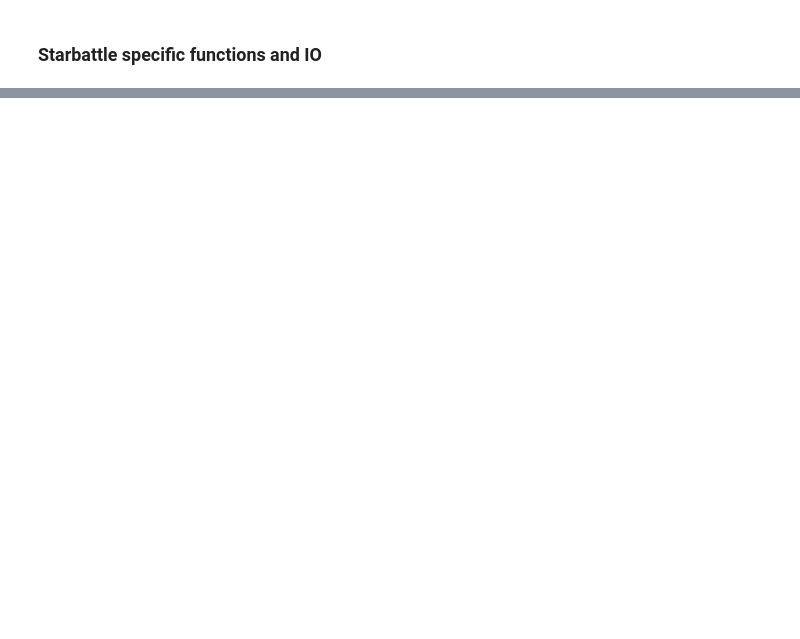
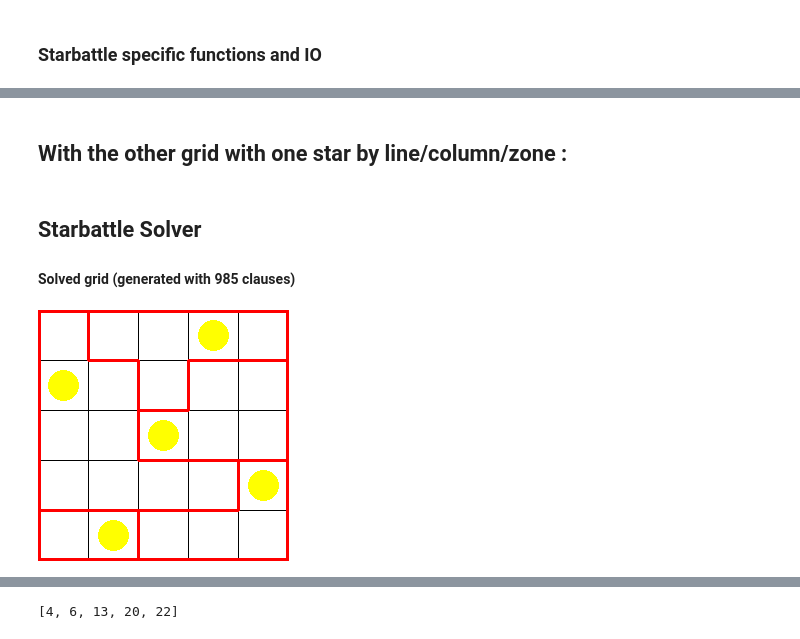
Before and after one commit to tristansaminadayar/projet_inf432, a Jupyter notebook: Starbattle.ipynb, the cells around one changed output, grey strips where cells are left out. Drawn from its saved outputs; the diff is of its cells as text; code cells hidden in the pictures; blank space fills up the shorter version.

```diff
--- a/Starbattle.ipynb
+++ b/Starbattle.ipynb
@@ -406,8 +476,8 @@ def get_battle_star_clauses(grid: StarbattleGrille, n: int) -> set_of_clauses:
         ret.extend(get_CNF_n_true_among(grid.get_line(i), n))
         ret.extend(get_CNF_n_true_among(grid.get_column(i), n))
 
-    for i in range(1, grid.get_dimension() ** 2 + 1):
-        ret.extend(get_CNF_no_true_among_neighbor(i, grid.get_neighbor(i)))
+    for var in range(1, grid.get_dimension() ** 2 + 1):
+        ret.extend(get_CNF_no_true_among_neighbor(var, grid.get_neighbor(var)))
 
     return ret
 
@@ -435,7 +505,7 @@ def solver(path: str, n: int, convert_to_3sat: bool = False, local: bool = False
 
     grid: StarbattleGrille = StarbattleGrille(path)
     grid.draw_image(f"{path.split('.')[-2] + '.png'}")
-    title = IPMarkdown("# Starbattle Solver\n### Original grid\n")
+    title = IPMarkdown("## Starbattle Solver\n#### Original grid\n")
     img = IPImage(f"{path.split('.')[-2] + '.png'}")
     display(title, img)
 
@@ -474,7 +544,7 @@ def solver(path: str, n: int, convert_to_3sat: bool = False, local: bool = False
 
     grid.draw_image(f"{path.split('.')[-2] + '_solved.png'}", data)
 
-    title = IPMarkdown(f"# Starbattle Solver\n### Solved grid (generated with {len(starbattle_clauses)} clauses)\n")
+    title = IPMarkdown(f"## Starbattle Solver\n#### Solved grid (generated with {len(starbattle_clauses)} clauses)\n")
     img = IPImage(f"{path.split('.')[-2] + '_solved.png'}")
     clear_output()
     display(title, img)
@@ -492,0 +589,9 @@ Wall time: 11.2 s
+# %% [markdown]
+## With the other grid with one star by line/column/zone :
+# %%
+%%time
+solver("Exemples/test3.txt", 1, convert_to_3sat=False, local=False)
+# %% [output]
+## Starbattle Solver
+#### Solved grid (generated with 985 clauses)
+[figure, added]
@@ -492,0 +600 @@ Wall time: 11.2 s
+[4, 6, 13, 20, 22]
```
Also changed, not shown: parts of 24 cells of this notebook, 7 other files.
